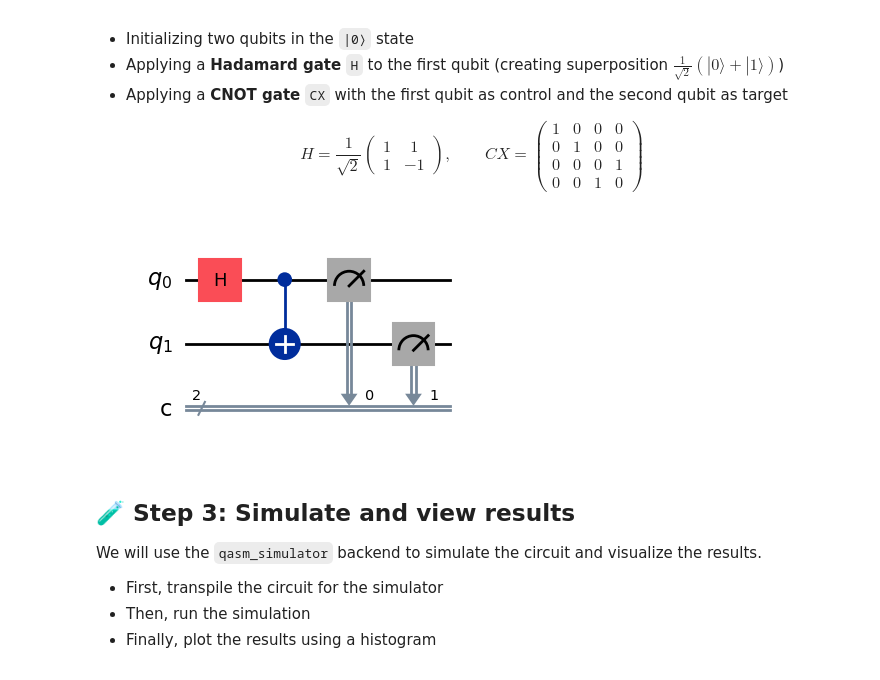
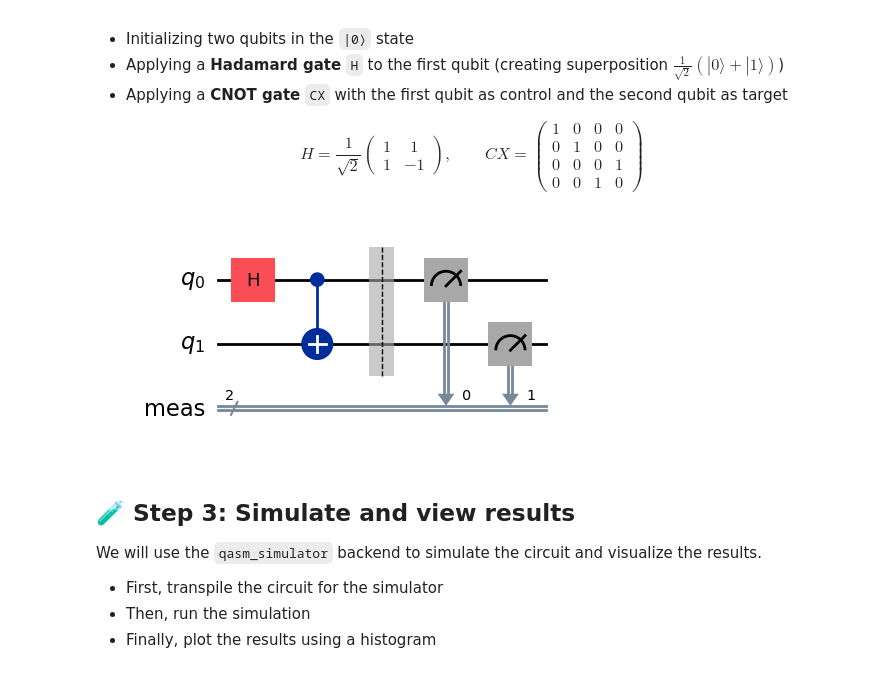
Before and after one commit to naokishibuya/qiskit-experiments, a Jupyter notebook: notebooks/2-bell_states.ipynb, the cells around one changed output. Drawn from its saved outputs; the diff is of its cells as text; code cells hidden in the pictures.

Commit message:
Use measure_all for simplicity sake. Use AerSimulator for 2.0 style

```diff
--- a/notebooks/2-bell_states.ipynb
+++ b/notebooks/2-bell_states.ipynb
@@ -41,22 +41,22 @@ $$
 # %%
 from qiskit import QuantumCircuit
 
-# Create a 2-qubit quantum circuit with 2 classical bits
-qc = QuantumCircuit(2, 2)
+# Create a 2-qubit quantum circuit
+qc = QuantumCircuit(2)
 
 # Apply Hadamard gate to qubit 0
 qc.h(0)
 
 # Apply CNOT with control=0, target=1
 qc.cx(0, 1)
 
 # Measure both qubits
-qc.measure([0, 1], [0, 1])
+qc.measure_all()  # This measures qubit 0 and qubit 1 into classical bits
 
 # Draw the circuit
 qc.draw('mpl')
 # %% [output]
-[figure, old version]
+[figure, new version]
 # %%
 # If you have LaTeX installed, you can use the following line to render the circuit.
 
```
Also changed, not shown: parts of 9 cells of this notebook.
